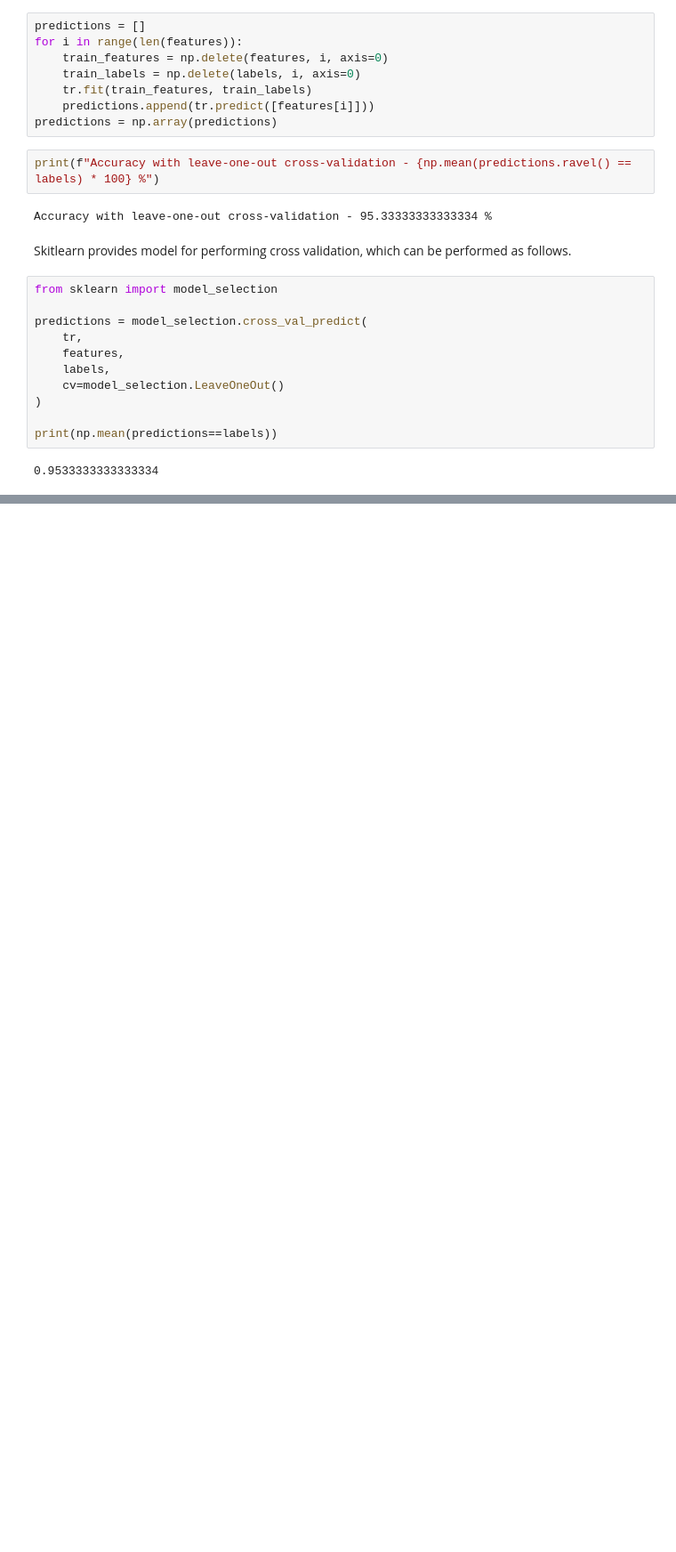
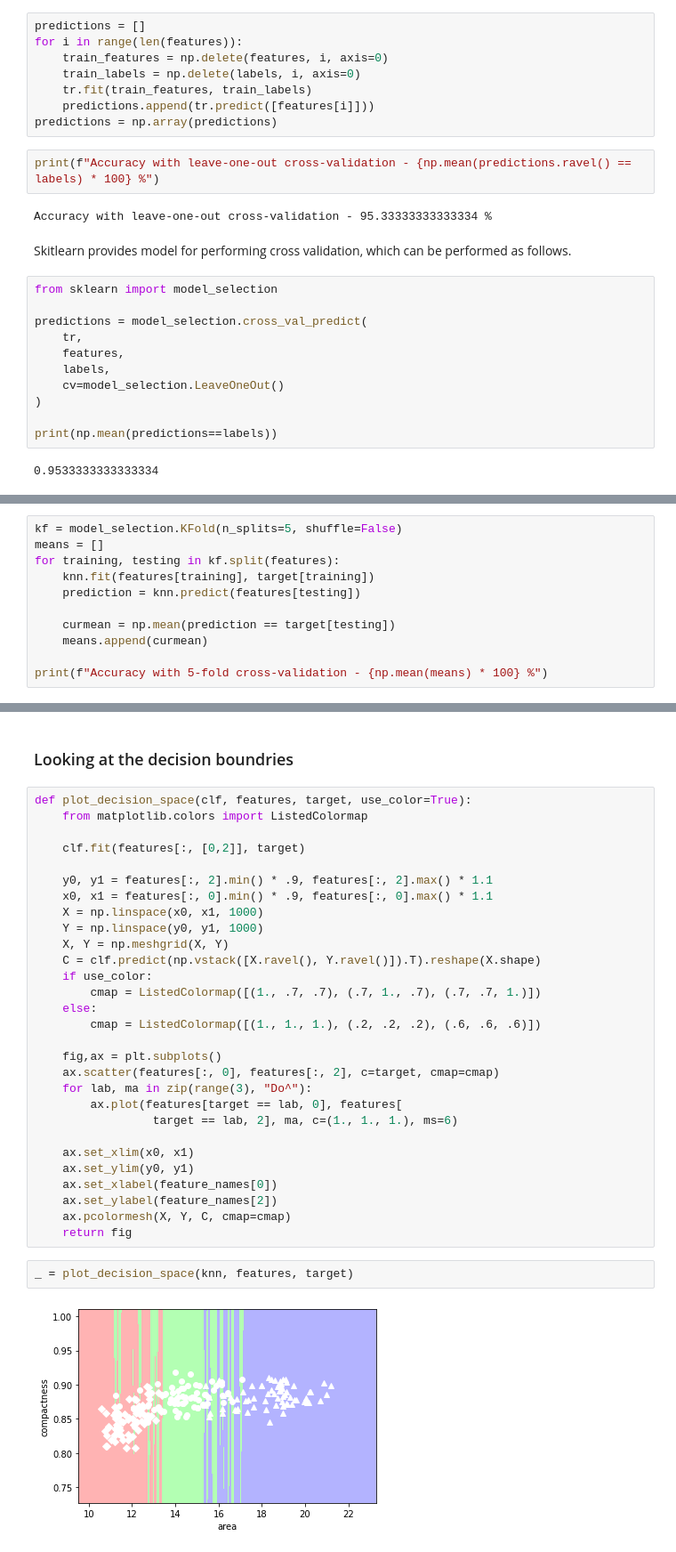
Before and after one commit to RamrajCh/COMP484-MachineLearning, a Jupyter notebook: Assign2/Assign2.ipynb, the cells around one changed output, grey strips where cells are left out. Shown at 89% size. Cells and saved outputs as stored; diff of their text form; blank space fills up the shorter version.

```diff
--- a/Assign2/Assign2.ipynb
+++ b/Assign2/Assign2.ipynb
@@ -110,0 +176,11 @@ print(np.mean(predictions==labels))
+# %%
+kf = model_selection.KFold(n_splits=5, shuffle=False)
+means = []
+for training, testing in kf.split(features):
+    knn.fit(features[training], target[training])
+    prediction = knn.predict(features[testing])
+
+    curmean = np.mean(prediction == target[testing])
+    means.append(curmean)
+
+print(f"Accuracy with 5-fold cross-validation - {np.mean(means) * 100} %")
@@ -110,0 +206,35 @@ print(np.mean(predictions==labels))
+# %% [markdown]
+### Looking at the decision boundries
+# %%
+def plot_decision_space(clf, features, target, use_color=True):
+    from matplotlib.colors import ListedColormap
+
+    clf.fit(features[:, [0,2]], target)
+
+    y0, y1 = features[:, 2].min() * .9, features[:, 2].max() * 1.1
+    x0, x1 = features[:, 0].min() * .9, features[:, 0].max() * 1.1
+    X = np.linspace(x0, x1, 1000)
+    Y = np.linspace(y0, y1, 1000)
+    X, Y = np.meshgrid(X, Y)
+    C = clf.predict(np.vstack([X.ravel(), Y.ravel()]).T).reshape(X.shape)
+    if use_color:
+        cmap = ListedColormap([(1., .7, .7), (.7, 1., .7), (.7, .7, 1.)])
+    else:
+        cmap = ListedColormap([(1., 1., 1.), (.2, .2, .2), (.6, .6, .6)])
+
+    fig,ax = plt.subplots()
+    ax.scatter(features[:, 0], features[:, 2], c=target, cmap=cmap)
+    for lab, ma in zip(range(3), "Do^"):
+        ax.plot(features[target == lab, 0], features[
+                 target == lab, 2], ma, c=(1., 1., 1.), ms=6)
+
+    ax.set_xlim(x0, x1)
+    ax.set_ylim(y0, y1)
+    ax.set_xlabel(feature_names[0])
+    ax.set_ylabel(feature_names[2])
+    ax.pcolormesh(X, Y, C, cmap=cmap)
+    return fig
+# %%
+_ = plot_decision_space(knn, features, target)
+# %% [output]
+[figure, added]
```
Also changed, not shown: parts of 18 cells of this notebook, 3 other files.
